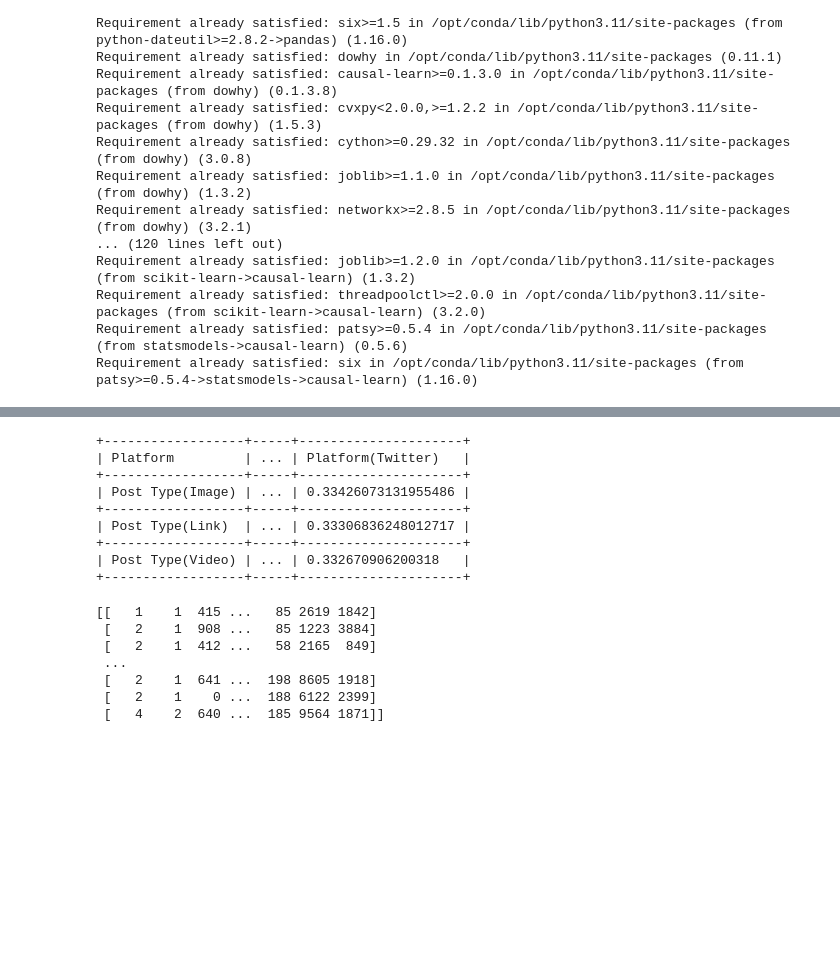
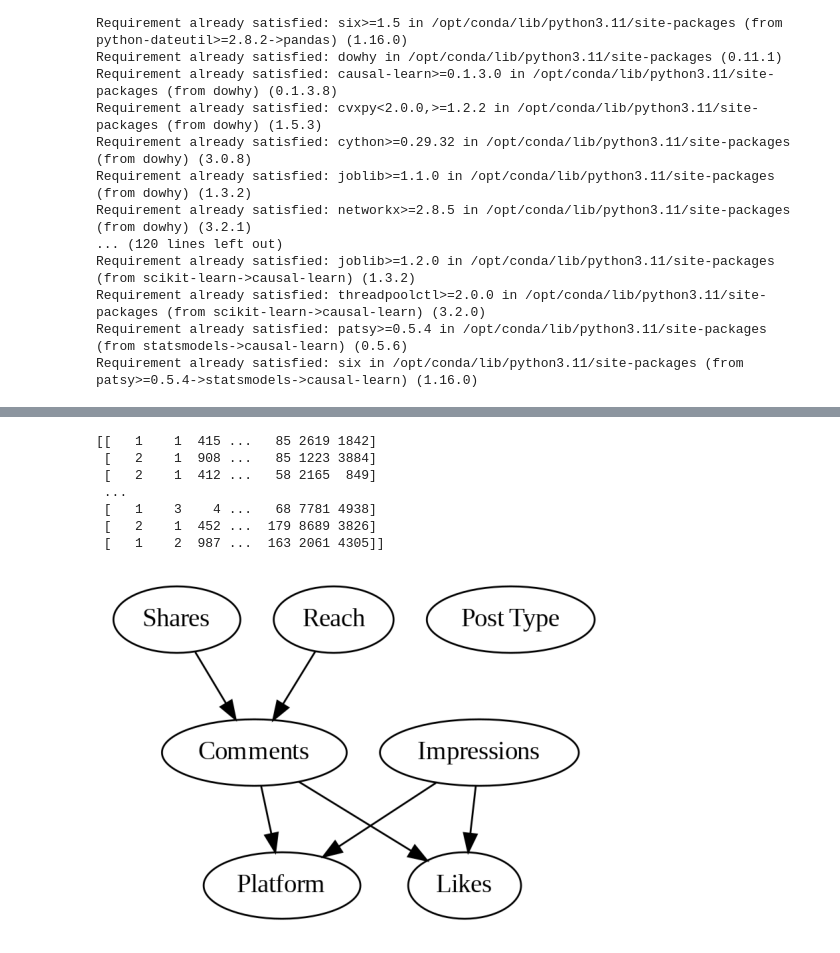
Before and after one commit to alexanderMal/inference, a Jupyter notebook: Task2/Task2_causal_graph.ipynb, the cells around one changed output, grey strips where cells are left out. Cells and saved outputs as stored; diff of their text form; code cells hidden in the pictures; blank space fills up the shorter version.

```diff
--- a/Task2/Task2_causal_graph.ipynb
+++ b/Task2/Task2_causal_graph.ipynb
@@ -56 +66,32 @@ print(df)
+# %%
+from causallearn.search.ConstraintBased.PC import pc
+from causallearn.search.ScoreBased.GES import ges
+from causallearn.utils.cit import kci
+labels = [f'{col}' for i, col in enumerate(df.columns)]
+data = df.to_numpy()
+
+print(data)
+
+cg = pc(data, 0.2, kci, kernelZ='Polynomial', approx=False, est_width='median')
+from causallearn.utils.GraphUtils import GraphUtils
+import matplotlib.image as mpimg
+import matplotlib.pyplot as plt
+import io
+
+pyd = GraphUtils.to_pydot(cg.G, labels=labels)
+tmp_png = pyd.create_png(f="png")
+fp = io.BytesIO(tmp_png)
+img = mpimg.imread(fp, format='png')
+plt.axis('off')
+plt.imshow(img)
+plt.show()
+# %% [output]
+[[   1    1  415 ...   85 2619 1842]
+ [   2    1  908 ...   85 1223 3884]
+ [   2    1  412 ...   58 2165  849]
+ ...
+ [   1    3    4 ...   68 7781 4938]
+ [   2    1  452 ...  179 8689 3826]
+ [   1    2  987 ...  163 2061 4305]]
+[figure, added]
 # %%
@@ -64,46 +104,0 @@ viz.draw(path + "./test.png", prog="dot")
-# %%
-
-from pgmpy.estimators import MaximumLikelihoodEstimator
-from pgmpy.models import JunctionTree
-cpd = MaximumLikelihoodEstimator(model, df).estimate_cpd('Post Type')
-print(cpd)
-# %% [output]
-+------------------+-----+---------------------+
-| Platform         | ... | Platform(Twitter)   |
-+------------------+-----+---------------------+
-| Post Type(Image) | ... | 0.33426073131955486 |
-+------------------+-----+---------------------+
-| Post Type(Link)  | ... | 0.33306836248012717 |
-+------------------+-----+---------------------+
-| Post Type(Video) | ... | 0.332670906200318   |
-+------------------+-----+---------------------+
-# %%
-from causallearn.search.ConstraintBased.PC import pc
-from causallearn.search.ScoreBased.GES import ges
-from causallearn.utils.cit import kci
-labels = [f'{col}' for i, col in enumerate(df.columns)]
-data = df.to_numpy()
-
-print(data)
-
-cg = pc(data, 0.05, kci, kernelZ='Polynomial', approx=False, est_width='median')
-from causallearn.utils.GraphUtils import GraphUtils
-import matplotlib.image as mpimg
-import matplotlib.pyplot as plt
-import io
-
-pyd = GraphUtils.to_pydot(cg.G, labels=labels)
-tmp_png = pyd.create_png(f="png")
-fp = io.BytesIO(tmp_png)
-img = mpimg.imread(fp, format='png')
-plt.axis('off')
-plt.imshow(img)
-plt.show()
-# %% [output]
-[[   1    1  415 ...   85 2619 1842]
- [   2    1  908 ...   85 1223 3884]
- [   2    1  412 ...   58 2165  849]
- ...
- [   2    1  641 ...  198 8605 1918]
- [   2    1    0 ...  188 6122 2399]
- [   4    2  640 ...  185 9564 1871]]
```
Also changed, not shown: parts of 2 cells of this notebook.
